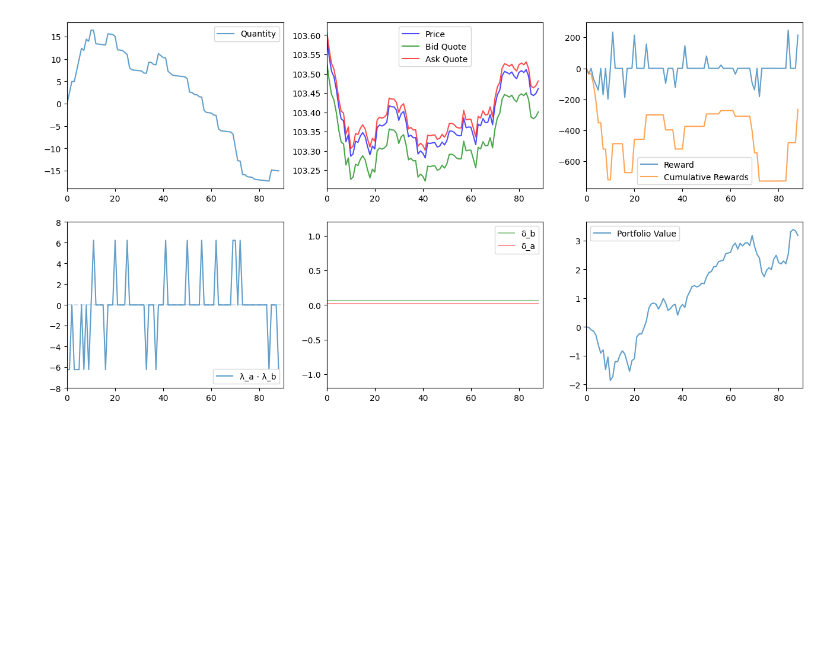
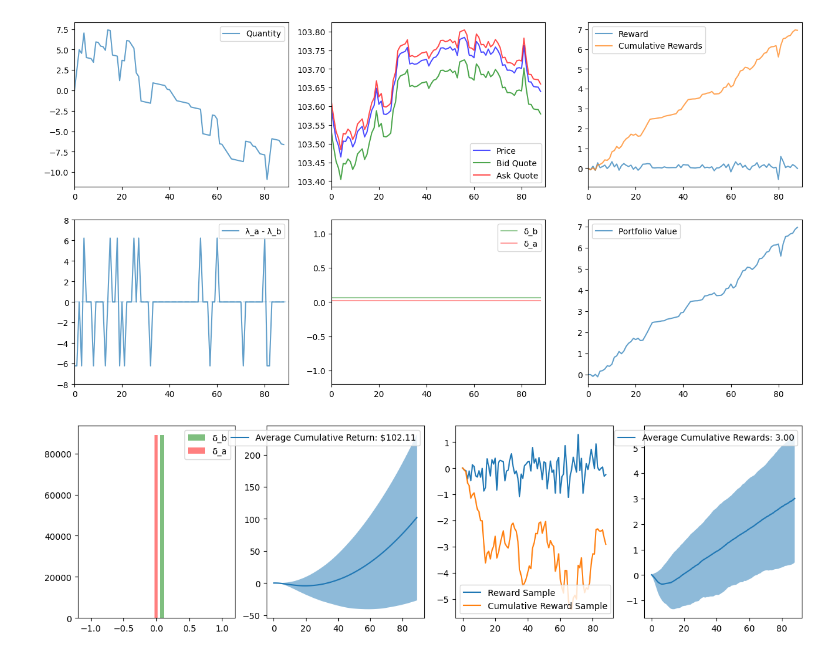
Before and after one commit to alfatti/AI4MarketMaking, a Jupyter notebook: rl/visualize.ipynb, the cells around one changed output. Cells and saved outputs as stored; diff of their text form; code cells hidden in the pictures; blank space fills up the shorter version.

```diff
--- a/rl/visualize.ipynb
+++ b/rl/visualize.ipynb
@@ -93,9 +99,11 @@ evaluate_pricing_agent(env_callback(), deep_soc_model, clear=False, n=5000)
 # %%
 class FixedModel:
     def predict(self, _, deterministic=True):
         return [0.06, 0.02], None
 
 
 visualize_simulation(env_callback(), FixedModel(), sleep=0.01)
+evaluate_pricing_agent(env_callback(), FixedModel(), clear=False, n=1000)
 # %% [output]
-[figure, old version]
+[figure, new version]
+[figure, added]
```
Also changed, not shown: parts of 3 cells of this notebook, 16 other files.
